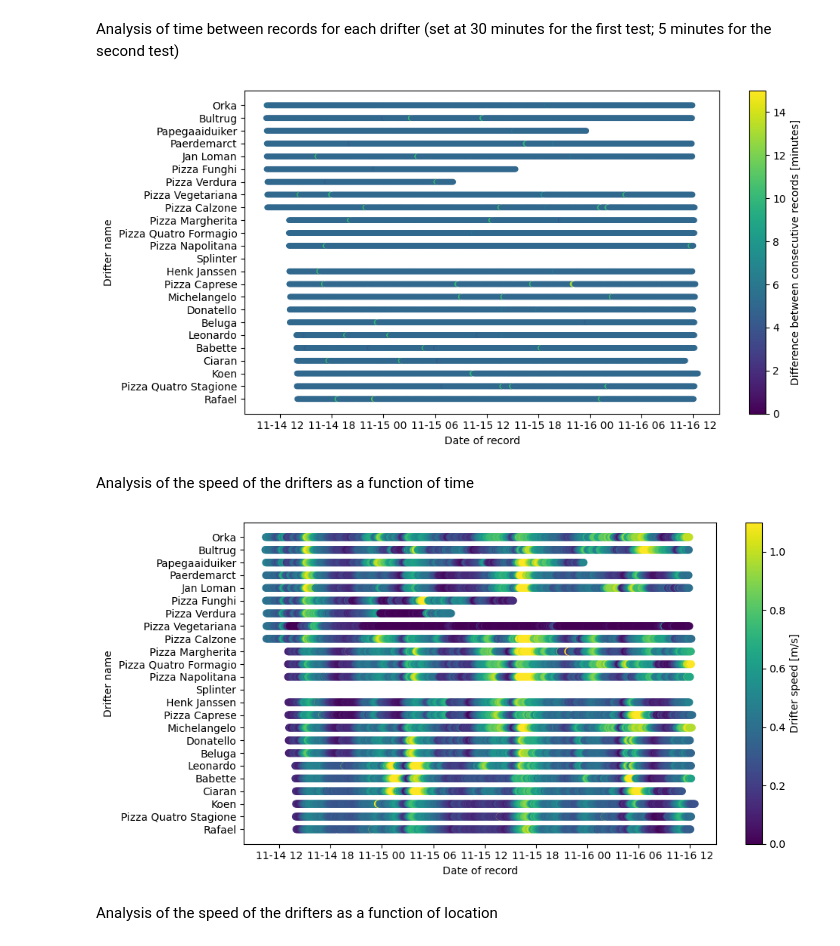
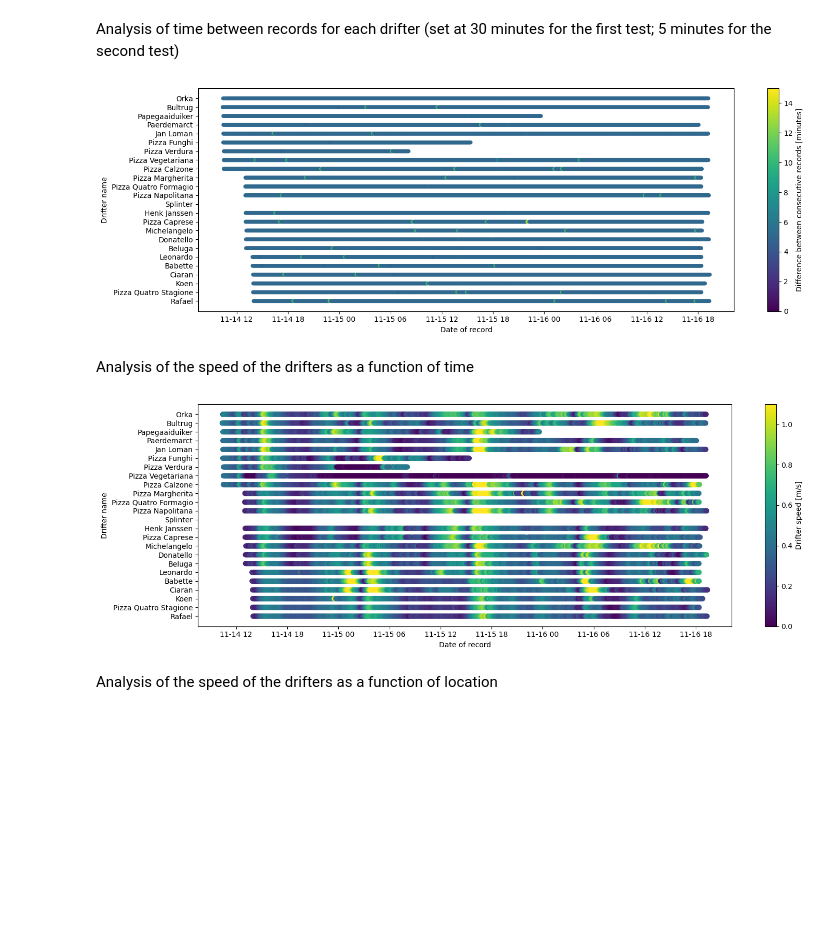
Before and after one commit to Parcels-code/Stokesdrifters_Wadden, a Jupyter notebook: analyse_drifterdata.ipynb, the cells around one changed output. Saved outputs shown, nothing was run; the diff lists cells and outputs as text; code cells hidden in the pictures; blank space fills up the shorter version.

Commit message:
Reading latest json directly from url
And widening figure size

```diff
--- a/analyse_drifterdata.ipynb
+++ b/analyse_drifterdata.ipynb
@@ -5,31 +5,31 @@ import pandas as pd
 import json
 import matplotlib.pyplot as plt
 import numpy as np
+import urllib.request
 
-with open('/Users/erik/Downloads/waddendrifters.json') as f:
-    data = json.load(f)
+data = json.loads(urllib.request.urlopen('https://plasticadrift.science.uu.nl/galapagosdrifters/waddendrifters_detailed.json').read().decode('utf-8'))
 # %% [markdown]
 Analysis of time between records for each drifter (set at 30 minutes for the first test; 5 minutes for the second test)
 # %%
-fig, ax = plt.subplots(1, 1, figsize=(10, 5))
+fig, ax = plt.subplots(1, 1, figsize=(15, 5))
 for i, drifter in enumerate(data.keys()):
     times = np.array([pd.to_datetime(d[0]) for d in data[drifter]], dtype='datetime64[s]')
     dt = np.diff(times)
     sc = ax.scatter(times[:-1], (len(times)*[i])[:-1], s=20, c=dt/60, vmin=0, vmax=15, cmap='viridis')
 ax.set_yticklabels([])
 plt.colorbar(sc, ax=ax, label="Difference between consecutive records [minutes]")
 ax.set_yticks(range(len(data.keys())), data.keys())
 ax.set_ylabel('Drifter name')
 ax.set_xlabel('Date of record')
 ax.invert_yaxis()
 plt.tight_layout()
 plt.show()
 # %% [output]
-[figure, old version]
+[figure, new version]
 # %% [markdown]
 Analysis of the speed of the drifters as a function of time
 # %%
-fig, ax = plt.subplots(1, 1, figsize=(10, 5))
+fig, ax = plt.subplots(1, 1, figsize=(15, 5))
 for i, drifter in enumerate(data.keys()):
     times = np.array([pd.to_datetime(d[0]) for d in data[drifter]], dtype='datetime64[s]')
     lats = [d[1] for d in data[drifter]]
@@ -50,7 +50,7 @@ ax.invert_yaxis()
 plt.tight_layout()
 plt.show()
 # %% [output]
-[figure, old version]
+[figure, new version]
 # %% [markdown]
 Analysis of the speed of the drifters as a function of location
 # %%
```
Also changed, not shown: parts of 4 cells of this notebook.
